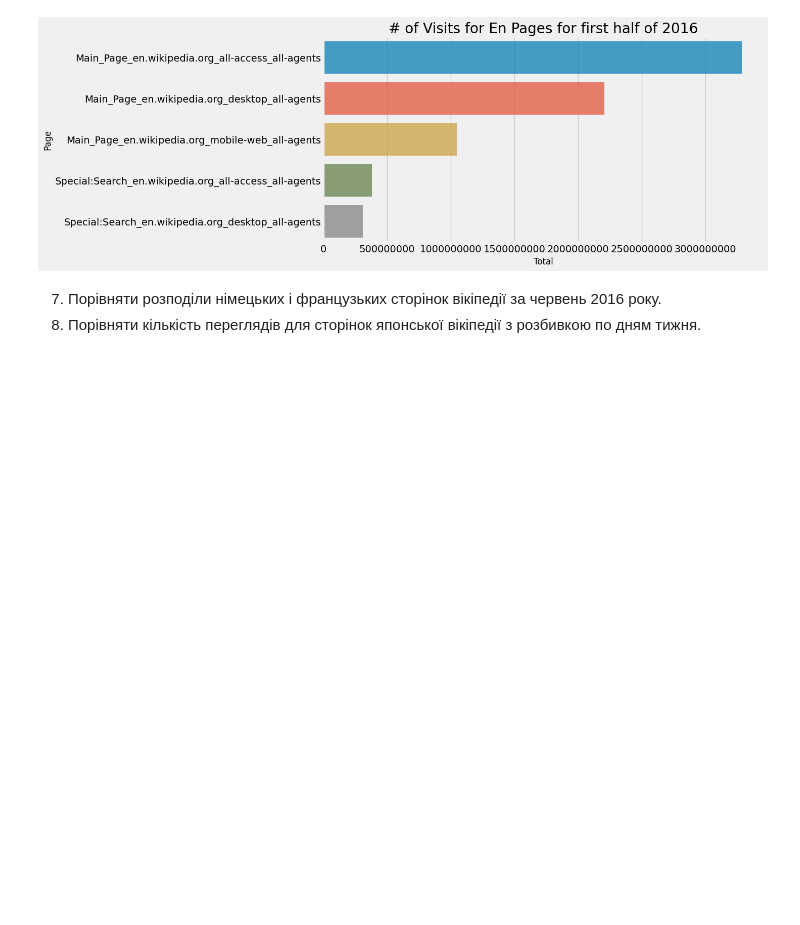
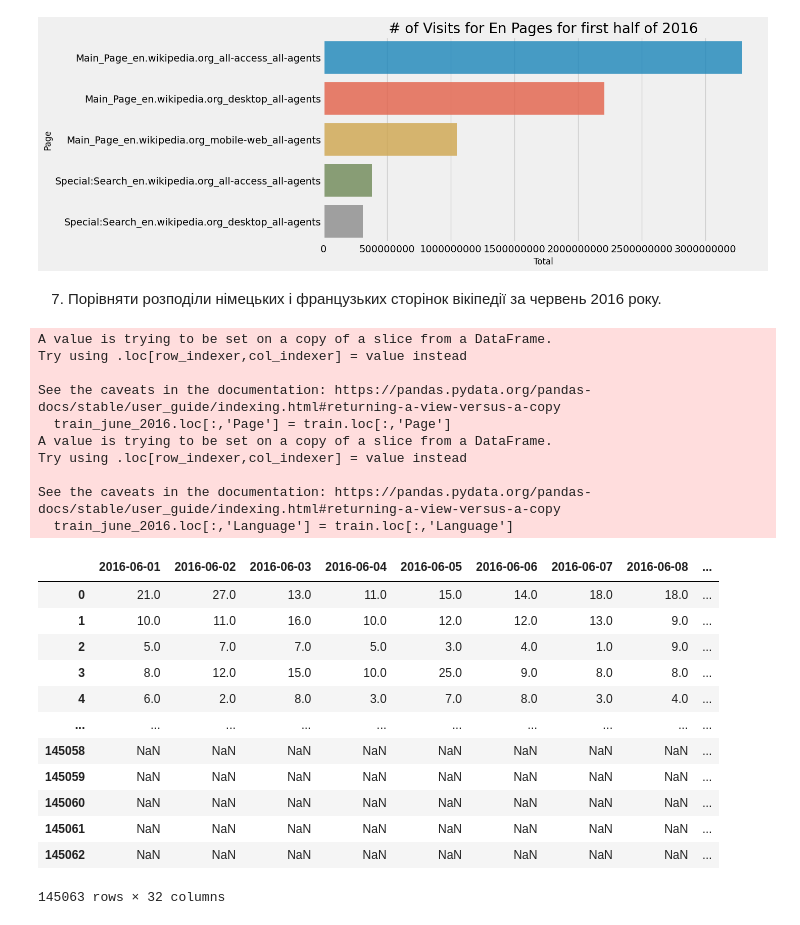
Before and after one commit to reesha-rsh/MLb4, a Jupyter notebook: Homework/Homework_2_0_Pandas_Toxic_Comments_EDA.ipynb, the cells around one changed output. Saved outputs shown, nothing was run; the diff lists cells and outputs as text; code cells hidden in the pictures; blank space fills up the shorter version.

```diff
--- a/Homework/Homework_2_0_Pandas_Toxic_Comments_EDA.ipynb
+++ b/Homework/Homework_2_0_Pandas_Toxic_Comments_EDA.ipynb
@@ -475,4 +441,3 @@ plt.show()
 [figure]
 # %% [markdown]
 7. Порівняти розподіли німецьких і французьких сторінок вікіпедії за червень 2016 року.
-8. Порівняти кількість переглядів для сторінок японської вікіпедії з розбивкою по дням тижня.
@@ -478,0 +447,29 @@ plt.show()
+# %%
+# Add back Page and Lang columns
+train_june_2016.loc[:,'Page'] = train.loc[:,'Page']
+train_june_2016.loc[:,'Language'] = train.loc[:,'Language']
+train_june_2016
+# %% [output]
+A value is trying to be set on a copy of a slice from a DataFrame.
+Try using .loc[row_indexer,col_indexer] = value instead
+
+See the caveats in the documentation: https://pandas.pydata.org/pandas-docs/stable/user_guide/indexing.html#returning-a-view-versus-a-copy
+  train_june_2016.loc[:,'Page'] = train.loc[:,'Page']
+A value is trying to be set on a copy of a slice from a DataFrame.
+Try using .loc[row_indexer,col_indexer] = value instead
+
+See the caveats in the documentation: https://pandas.pydata.org/pandas-docs/stable/user_guide/indexing.html#returning-a-view-versus-a-copy
+  train_june_2016.loc[:,'Language'] = train.loc[:,'Language']
+|  | 2016-06-01 | 2016-06-02 | 2016-06-03 | 2016-06-04 | 2016-06-05 | 2016-06-06 | 2016-06-07 | 2016-06-08 | ... |
+| 0 | 21.0 | 27.0 | 13.0 | 11.0 | 15.0 | 14.0 | 18.0 | 18.0 | ... |
+| 1 | 10.0 | 11.0 | 16.0 | 10.0 | 12.0 | 12.0 | 13.0 | 9.0 | ... |
+| 2 | 5.0 | 7.0 | 7.0 | 5.0 | 3.0 | 4.0 | 1.0 | 9.0 | ... |
+| 3 | 8.0 | 12.0 | 15.0 | 10.0 | 25.0 | 9.0 | 8.0 | 8.0 | ... |
+| 4 | 6.0 | 2.0 | 8.0 | 3.0 | 7.0 | 8.0 | 3.0 | 4.0 | ... |
+| ... | ... | ... | ... | ... | ... | ... | ... | ... | ... |
+| 145058 | NaN | NaN | NaN | NaN | NaN | NaN | NaN | NaN | ... |
+| 145059 | NaN | NaN | NaN | NaN | NaN | NaN | NaN | NaN | ... |
+| 145060 | NaN | NaN | NaN | NaN | NaN | NaN | NaN | NaN | ... |
+| 145061 | NaN | NaN | NaN | NaN | NaN | NaN | NaN | NaN | ... |
+| 145062 | NaN | NaN | NaN | NaN | NaN | NaN | NaN | NaN | ... |
+145063 rows × 32 columns
```
Also changed, not shown: parts of 35 cells of this notebook.
